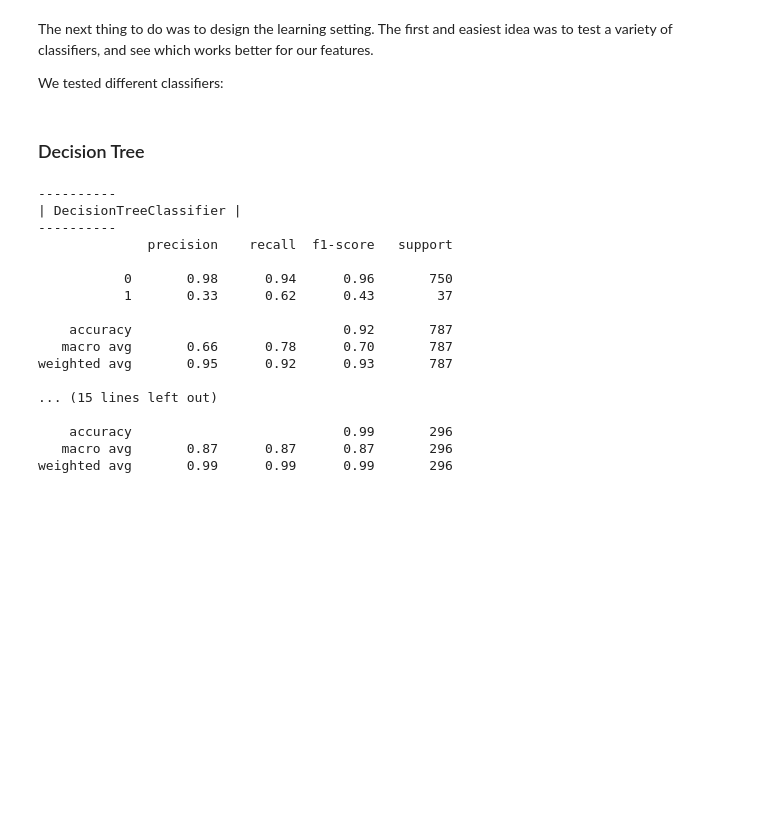
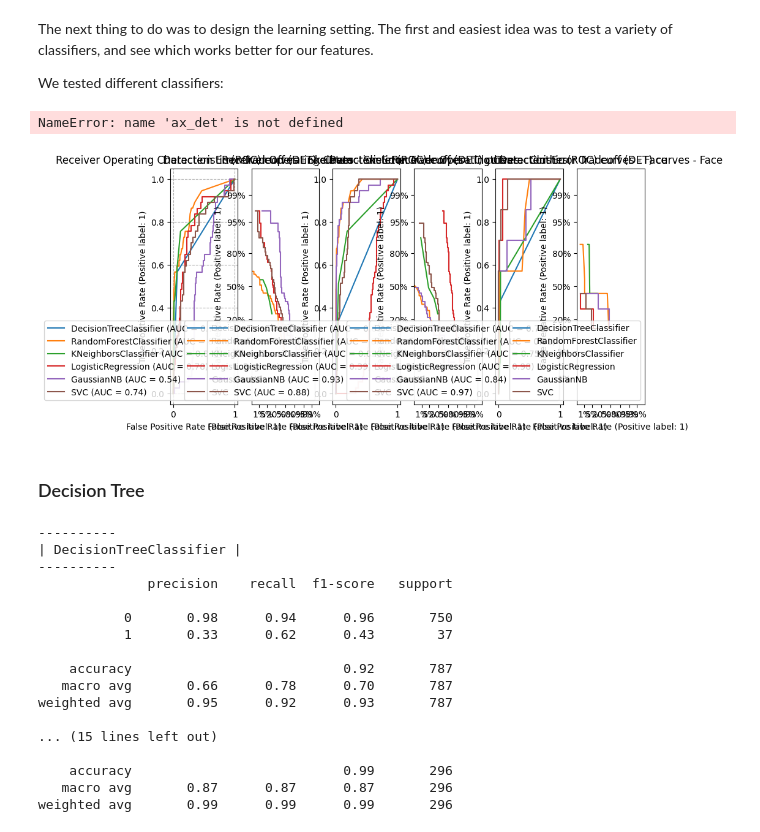
Before and after one commit to Andreus00/FDS, a Jupyter notebook: src/notebook.ipynb, the cells around one changed output. Drawn from its saved outputs; the diff is of its cells as text; code cells hidden in the pictures; blank space fills up the shorter version.

```diff
--- a/src/notebook.ipynb
+++ b/src/notebook.ipynb
@@ -101,6 +101,72 @@ X_skel, X_clothes, X_face, _, ___, ____, y_train, _____, y_face, ______ = filter
 X = np.load(config.SAMPLED_PATH + "sample_1_X.npy")
 y = np.load(config.SAMPLED_PATH + "sample_1_y.npy")
 X_skel_test, X_clothes_test, X_face_test, _, __, ___, y_test, ____, y_face_test, _____ = filter_and_split_dataset(X, y)
+# %%
+
+from sklearn.metrics import DetCurveDisplay, RocCurveDisplay
+
+classifiers_skel = {
+    "DecisionTreeClassifier": DecisionTreeClassifier(),
+    "RandomForestClassifier": RandomForestClassifier(),
+    "KNeighborsClassifier": KNeighborsClassifier(),
+    "LogisticRegression": LogisticRegression(solver="liblinear", max_iter=10000),
+    "GaussianNB": GaussianNB(),
+    "SVC": SVC(C = 1, kernel = "linear", degree = 3, gamma = "auto", probability = True, tol = 0.001, random_state = 42),
+}
+
+classifiers_clothes = {
+    "DecisionTreeClassifier": DecisionTreeClassifier(),
+    "RandomForestClassifier": RandomForestClassifier(),
+    "KNeighborsClassifier": KNeighborsClassifier(),
+    "LogisticRegression": LogisticRegression(solver="liblinear", max_iter=10000),
+    "GaussianNB": GaussianNB(),
+    "SVC": SVC(C = 1, kernel = "linear", degree = 3, gamma = "auto", probability = True, tol = 0.001, random_state = 42),
+}
+
+classifiers_face = {
+    "DecisionTreeClassifier": DecisionTreeClassifier(),
+    "RandomForestClassifier": RandomForestClassifier(),
+    "KNeighborsClassifier": KNeighborsClassifier(),
+    "LogisticRegression": LogisticRegression(solver="liblinear", max_iter=10000),
+    "GaussianNB": GaussianNB(),
+    "SVC": SVC(C = 1, kernel = "linear", degree = 3, gamma = "auto", probability = True, tol = 0.001, random_state = 42),
+}
+
+
+fig, (ax_roc_skel, ax_det_skel, ax_roc_clothes, ax_det_clothes, ax_roc_face, ax_det_face) = plt.subplots(1, 6, figsize=(10, 5))
+
+for name, model in classifiers_skel.items():
+    model.fit(X_skel, y_train)
+    RocCurveDisplay.from_estimator(model, X_skel_test, y_test, ax=ax_roc_skel, name=name)
+    DetCurveDisplay.from_estimator(model, X_skel_test, y_test, ax=ax_det_skel, name=name)
+
+for name, model in classifiers_clothes.items():
+    model.fit(X_clothes, y_train)
+    RocCurveDisplay.from_estimator(model, X_clothes_test, y_test, ax=ax_roc_clothes, name=name)
+    DetCurveDisplay.from_estimator(model, X_clothes_test, y_test, ax=ax_det_clothes, name=name)
+
+for name, model in classifiers_face.items():
+    model.fit(X_face, y_face)
+    RocCurveDisplay.from_estimator(model, X_face_test, y_face_test, ax=ax_roc_face, name=name)
+    DetCurveDisplay.from_estimator(model, X_face_test, y_face_test, ax=ax_det_face, name=name)
+
+
+ax_roc_skel.set_title("Receiver Operating Characteristic (ROC) curves - Skeleton")
+ax_det_skel.set_title("Detection Error Tradeoff (DET) curves - Skeleton")
+ax_roc_clothes.set_title("Receiver Operating Characteristic (ROC) curves - Clothes")
+ax_det_clothes.set_title("Detection Error Tradeoff (DET) curves - Clothes")
+ax_roc_face.set_title("Receiver Operating Characteristic (ROC) curves - Face")
+ax_det_face.set_title("Detection Error Tradeoff (DET) curves - Face")
+
+
+ax_roc_skel.grid(linestyle="--")
+ax_det.grid(linestyle="--")
+
+plt.legend()
+plt.show()
+# %% [output]
+NameError: name 'ax_det' is not defined
+[figure, added]
 # %% [markdown]
 ### Decision Tree
 # %%
```
Also changed, not shown: parts of 7 cells of this notebook, 5 other files.
